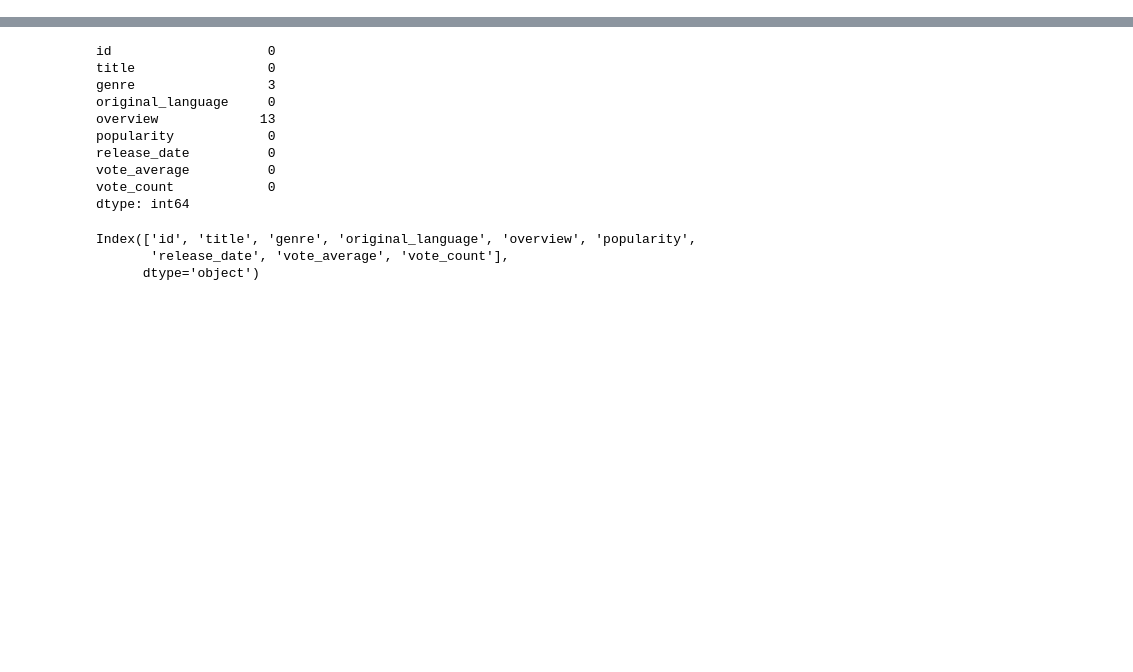
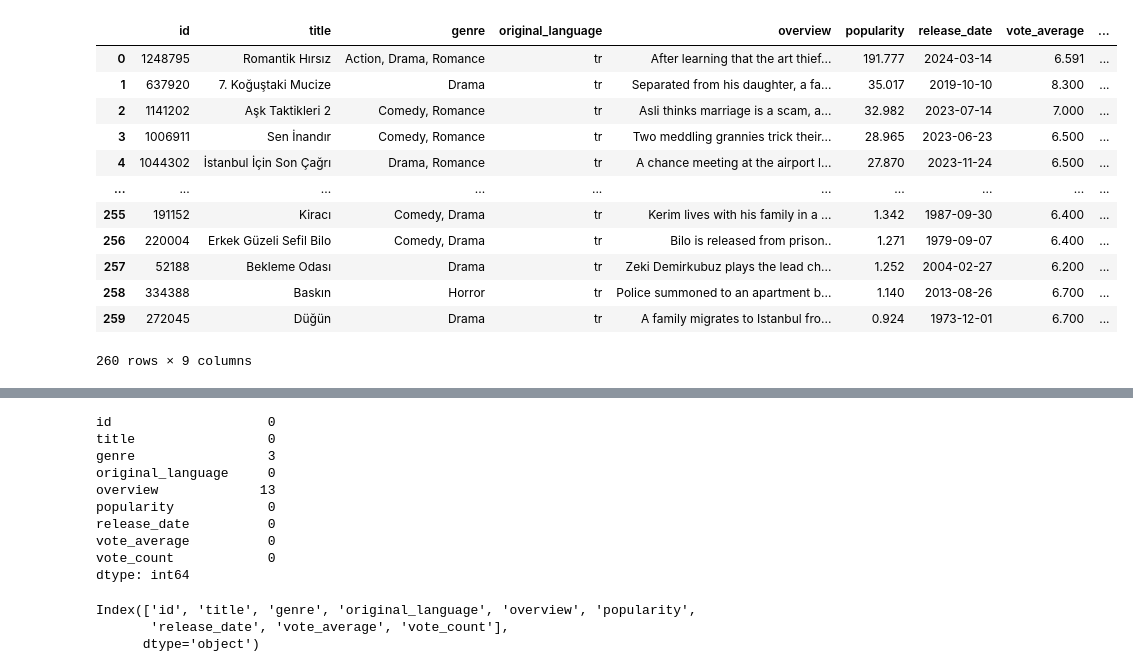
Before and after one commit to Ilhanemreadak/movie-recommender-system, a Jupyter notebook: main.ipynb, the cells around one changed output, grey strips where cells are left out. Saved outputs shown, nothing was run; the diff lists cells and outputs as text; code cells hidden in the pictures; blank space fills up the shorter version.

```diff
--- a/main.ipynb
+++ b/main.ipynb
@@ -4,0 +7,16 @@ movies = pd.read_csv('top10K-TMDB-movies.csv')
+# %%
+movies_tr
+# %% [output]
+|  | id | title | genre | original_language | overview | popularity | release_date | vote_average | ... |
+| 0 | 1248795 | Romantik Hırsız | Action, Drama, Romance | tr | After learning that the art thief... | 191.777 | 2024-03-14 | 6.591 | ... |
+| 1 | 637920 | 7. Koğuştaki Mucize | Drama | tr | Separated from his daughter, a fa... | 35.017 | 2019-10-10 | 8.300 | ... |
+| 2 | 1141202 | Aşk Taktikleri 2 | Comedy, Romance | tr | Asli thinks marriage is a scam, a... | 32.982 | 2023-07-14 | 7.000 | ... |
+| 3 | 1006911 | Sen İnandır | Comedy, Romance | tr | Two meddling grannies trick their... | 28.965 | 2023-06-23 | 6.500 | ... |
+| 4 | 1044302 | İstanbul İçin Son Çağrı | Drama, Romance | tr | A chance meeting at the airport l... | 27.870 | 2023-11-24 | 6.500 | ... |
+| ... | ... | ... | ... | ... | ... | ... | ... | ... | ... |
+| 255 | 191152 | Kiracı | Comedy, Drama | tr | Kerim lives with his family in a ... | 1.342 | 1987-09-30 | 6.400 | ... |
+| 256 | 220004 | Erkek Güzeli Sefil Bilo | Comedy, Drama | tr | Bilo is released from prison.. | 1.271 | 1979-09-07 | 6.400 | ... |
+| 257 | 52188 | Bekleme Odası | Drama | tr | Zeki Demirkubuz plays the lead ch... | 1.252 | 2004-02-27 | 6.200 | ... |
+| 258 | 334388 | Baskın | Horror | tr | Police summoned to an apartment b... | 1.140 | 2013-08-26 | 6.700 | ... |
+| 259 | 272045 | Düğün | Drama | tr | A family migrates to Istanbul fro... | 0.924 | 1973-12-01 | 6.700 | ... |
+260 rows × 9 columns
```
Also changed, not shown: parts of 15 cells of this notebook, 3 other files.
